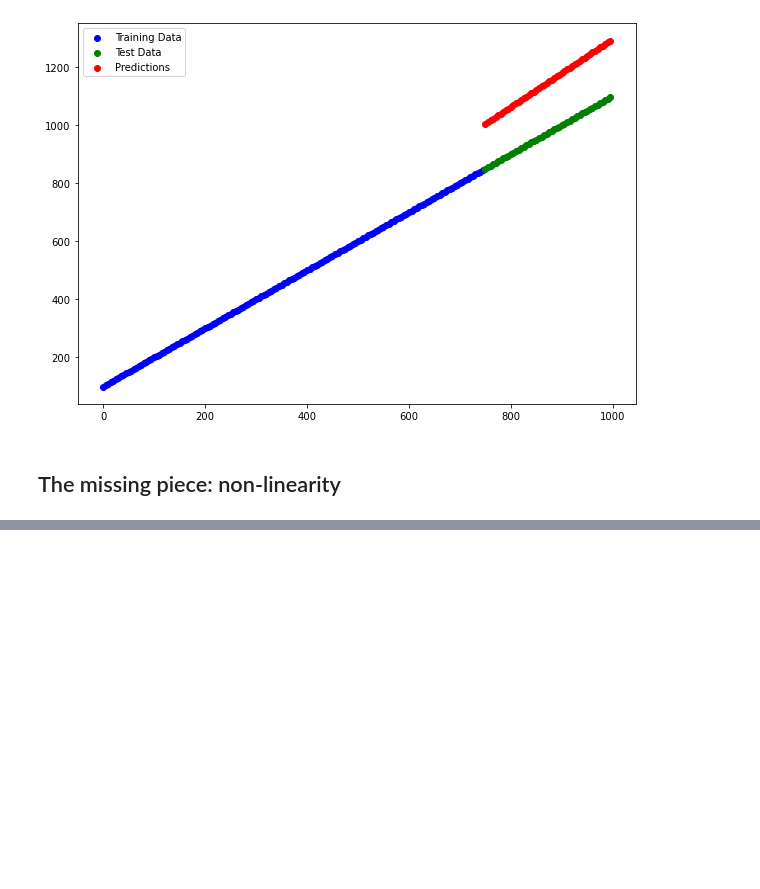
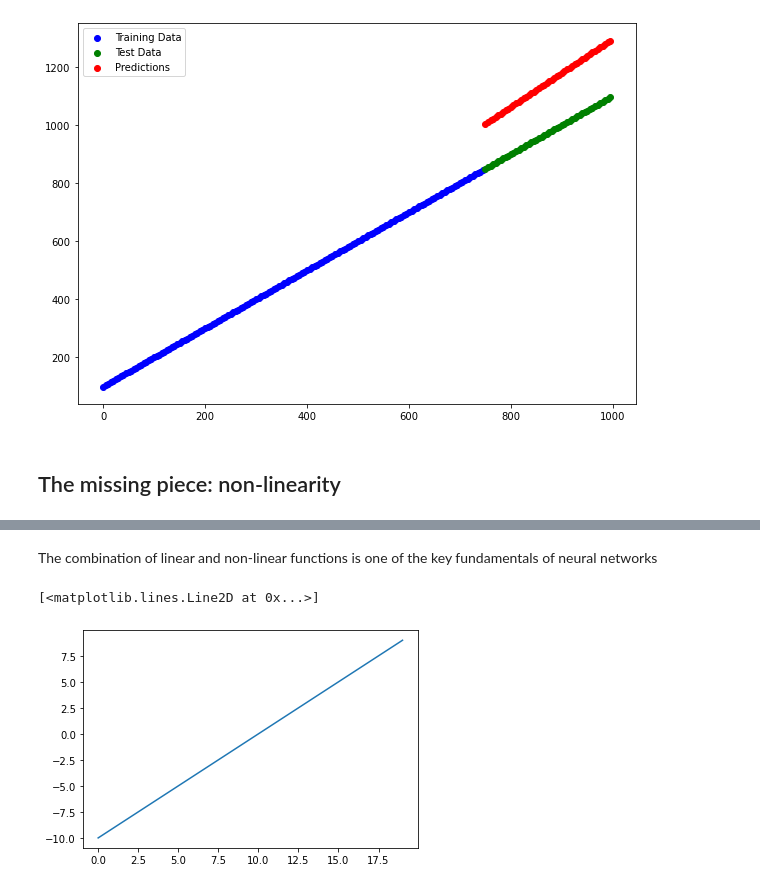
Before and after one commit to collierdev/Data-Science-Daily, a Jupyter notebook: Tensorflow and Deep Learning/02_neural_network_classification_with_tensorflow.ipynb, the cells around one changed output, grey strips where cells are left out. Saved outputs shown, nothing was run; the diff lists cells and outputs as text; code cells hidden in the pictures; blank space fills up the shorter version.

```diff
--- a/Tensorflow and Deep Learning/02_neural_network_classification_with_tensorflow.ipynb
+++ b/Tensorflow and Deep Learning/02_neural_network_classification_with_tensorflow.ipynb
@@ -363,0 +530,9 @@ plt.legend();
+# %% [markdown]
+The combination of linear and non-linear functions is one of the key fundamentals of neural networks
+# %%
+# Create a toy tensor
+A = tf.cast(tf.range(-10,10),tf.float32)
+plt.plot(A)
+# %% [output]
+[<matplotlib.lines.Line2D at 0x...>]
+[figure, added]
```
Also changed, not shown: parts of 40 cells of this notebook.
